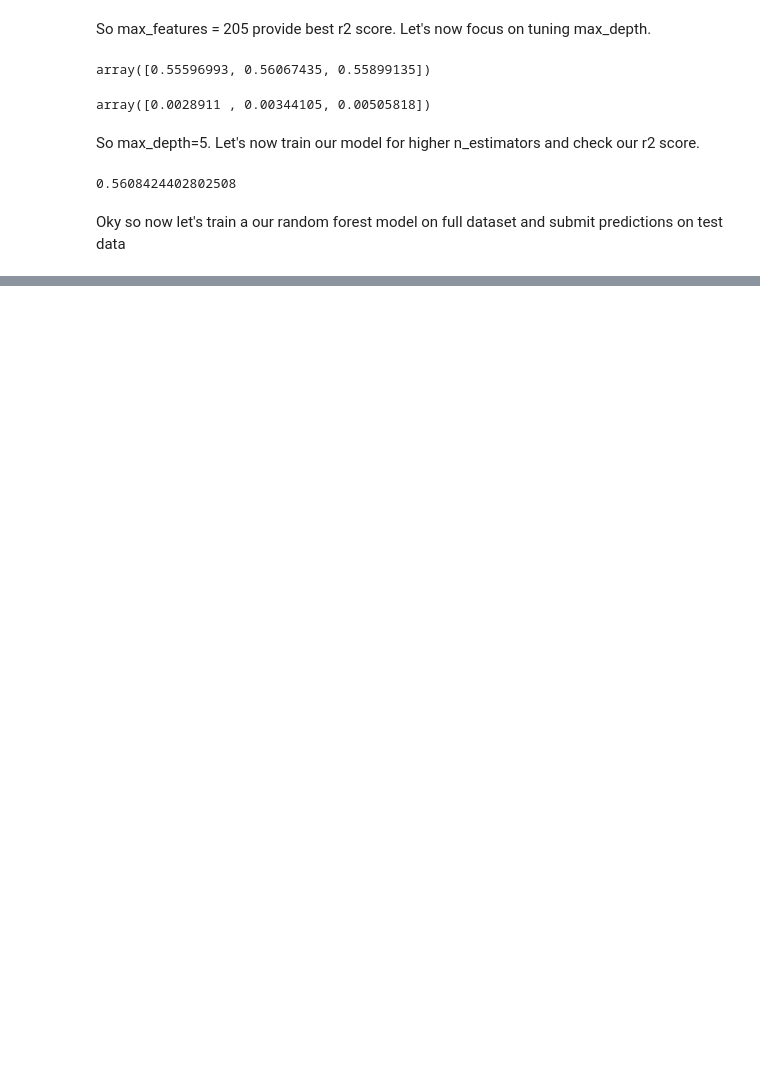
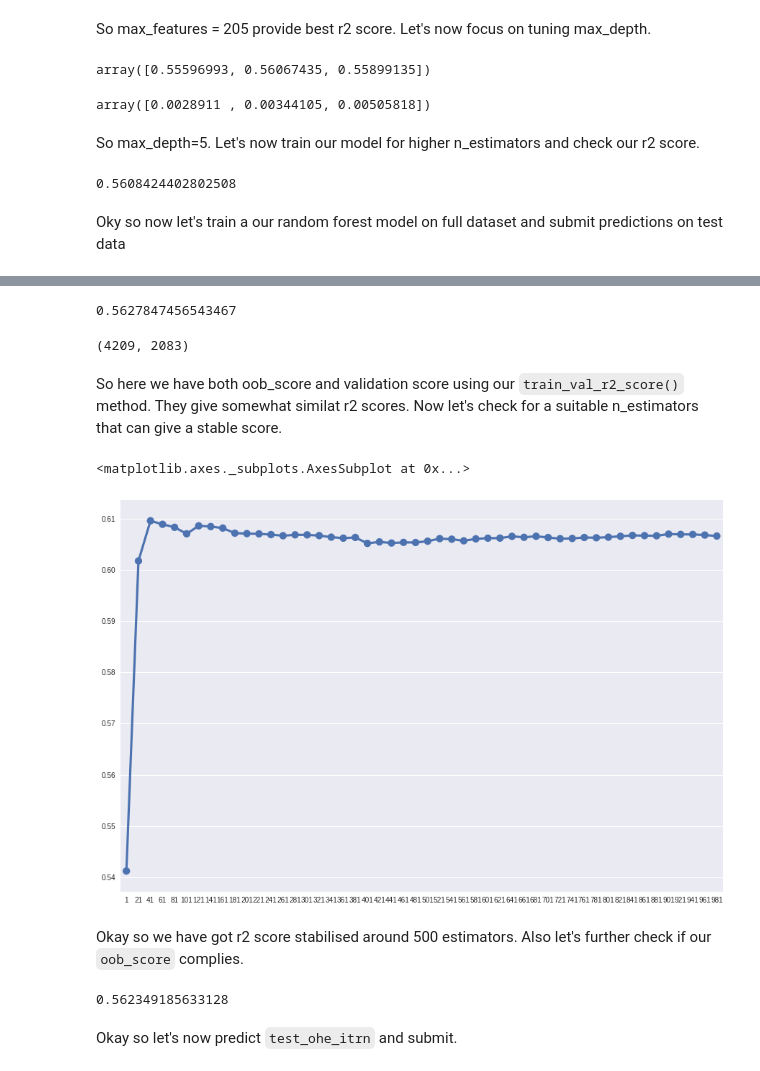
Before and after one commit to skakshay/Merc-Benz-Manufacturing, a Jupyter notebook: nb2.ipynb, the cells around one changed output, grey strips where cells are left out. Drawn from its saved outputs; the diff is of its cells as text; code cells hidden in the pictures; blank space fills up the shorter version.

Commit message:
interactions-2

```diff
--- a/nb2.ipynb
+++ b/nb2.ipynb
@@ -609,0 +621,26 @@ Okay something has gone wrong and our score
+# %%
+interactions = []
+for tree in tqdm(rf_d.estimators_) :
+    for i in range(tree.tree_.node_count):
+        f1_index = tree.tree_.feature[i]
+        f1 = X_ohe.drop(drop_feat, axis=1).columns[f1_index]
+        f2_index = tree.tree_.feature[tree.tree_.children_left[i]]
+        f2 = X_ohe.drop(drop_feat, axis=1).columns[f2_index]
+        f3_index = tree.tree_.feature[tree.tree_.children_right[i]]
+        f3 = X_ohe.drop(drop_feat, axis=1).columns[f3_index]
+        if f1_index > 0 and f2_index > 0 :
+            interactions.append(','.join(sorted([f1, f2])))
+        if f1_index > 0 and f3_index > 0 :
+            interactions.append(','.join(sorted([f1, f3])))
+    interactions = list(set(interactions))
+# %%
+X_ohe_itrn = X_ohe.drop(drop_feat, axis=1).copy()
+test_ohe_itrn = test_ohe.drop(drop_feat, axis=1).copy()
+for interaction in tqdm(interactions):
+    f1 = interaction.split(',')[0]
+    f2 = interaction.split(',')[1]
+    X_ohe_itrn[interaction] = [str(X_ohe[f1][i])+str(X_ohe[f2][i]) for i in X_ohe.index]
+    test_ohe_itrn[interaction] = [str(test_ohe[f1][i])+str(test_ohe[f2][i]) for i in test_ohe.index]
+# %%
+X_ohe_itrn = pd.get_dummies(X_ohe_itrn, columns=interactions)
+test_ohe_itrn = pd.get_dummies(test_ohe_itrn, columns=interactions)
@@ -609,0 +685,30 @@ Okay something has gone wrong and our score
+# %%
+print(rf.oob_score_)
+# %% [output]
+0.5627847456543467
+# %%
+X_ohe_itrn.shape
+# %% [output]
+(4209, 2083)
+# %% [markdown]
+So here we have both oob_score and validation score using our `train_val_r2_score()` method. They give somewhat similat r2 scores. Now let's check for a suitable n_estimators that can give a stable score.
+# %%
+X_ohe_itrn_train, X_ohe_itrn_val, y_train, y_val = train_test_split(X_ohe_itrn, y, test_size=0.3, shuffle=True, random_state=random_state)
+rf_ohe_itrn = RandomForestRegressor(n_estimators=1000, max_features='sqrt', n_jobs=-1, random_state=random_state, max_depth=10)
+_= rf_ohe_itrn.fit(X_ohe_itrn_train, y_train)
+predictions_ohe_itrn = []
+for tree in tqdm(rf_ohe_itrn.estimators_):
+    predictions_ohe_itrn.append(tree.predict(X_ohe_itrn_val))
+    mean_ohe_itrn = np.cumsum(np.array(predictions_ohe_itrn), axis=0)/np.arange(1, np.array(predictions_ohe_itrn).shape[0]+1)[:,None]
+# %%
+r2_scores_ohe = []
+for y_pred in tqdm(cum_mean_ohe_itrn):
+    r2_scores_ohe.append(r2_score(y_val, y_pred))
+sns.set_style('darkgrid')
+_,ax = plt.subplots(figsize=(15,10))
+sns.pointplot(np.arange(1,mean_ohe_itrn.shape[0]+1,20), [r2_scores_ohe[i] for i in list(np.arange(1,mean_ohe_itrn.shape[0]+1,20))])
+# %% [output]
+<matplotlib.axes._subplots.AxesSubplot at 0x...>
+[figure, added]
+# %% [markdown]
+Okay so we have got r2 score stabilised around 500 estimators. Also let's further check if our `oob_score` complies.
@@ -609,0 +718,6 @@ Okay something has gone wrong and our score
+# %%
+rf.oob_score_
+# %% [output]
+0.562349185633128
+# %% [markdown]
+Okay so let's now predict `test_ohe_itrn` and submit.
```
Also changed, not shown: parts of 20 cells of this notebook, 1 other file.
